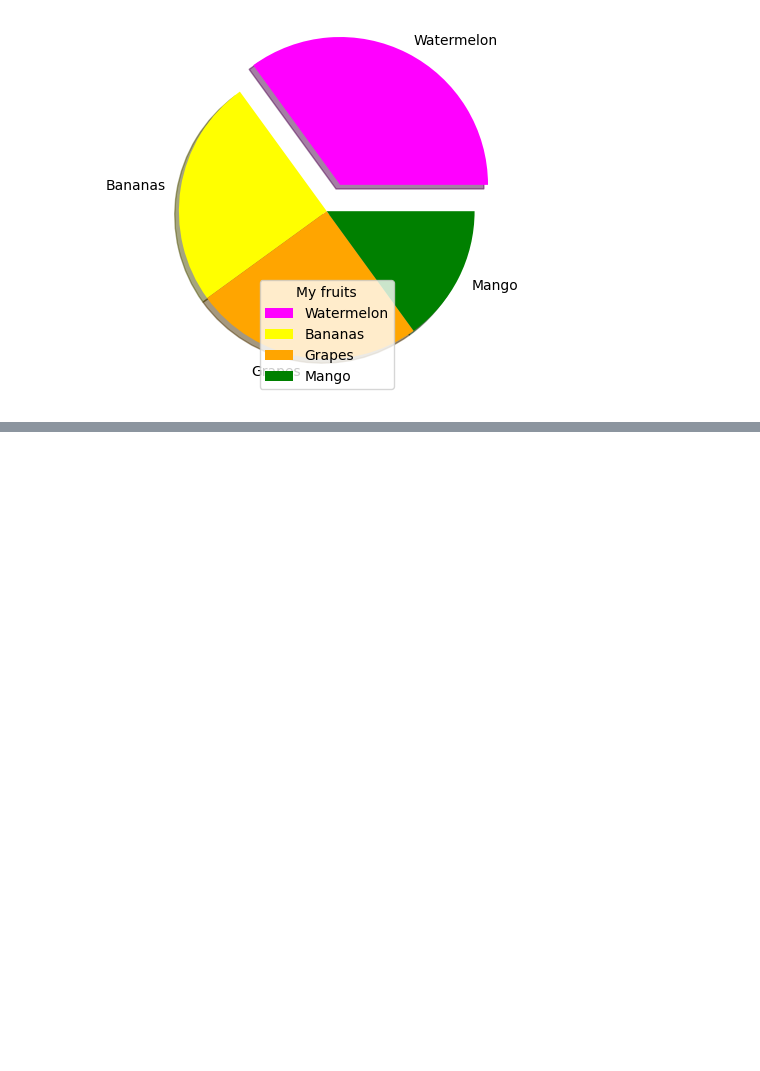
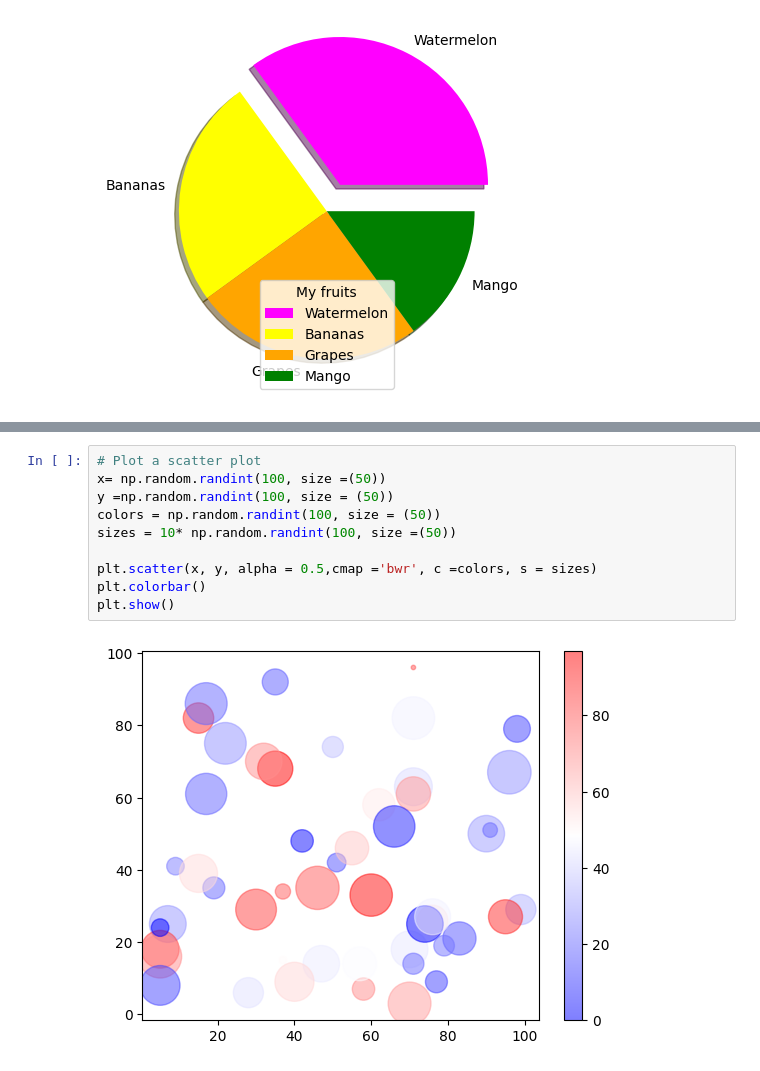
Before and after one commit to WillisOgecha1/Python_Code_Challenge, a Jupyter notebook: Matplotlib_tutorial.ipynb, the cells around one changed output, grey strips where cells are left out. Drawn from its saved outputs; the diff is of its cells as text; blank space fills up the shorter version.

```diff
--- a/Matplotlib_tutorial.ipynb
+++ b/Matplotlib_tutorial.ipynb
@@ -576,0 +618,12 @@ plt.show()
+# %%
+# Plot a scatter plot
+x= np.random.randint(100, size =(50))
+y =np.random.randint(100, size = (50))
+colors = np.random.randint(100, size = (50))
+sizes = 10* np.random.randint(100, size =(50))
+
+plt.scatter(x, y, alpha = 0.5,cmap ='bwr', c =colors, s = sizes)
+plt.colorbar()
+plt.show()
+# %% [output]
+[figure, added]
```
Also changed, not shown: parts of 4 cells of this notebook.
